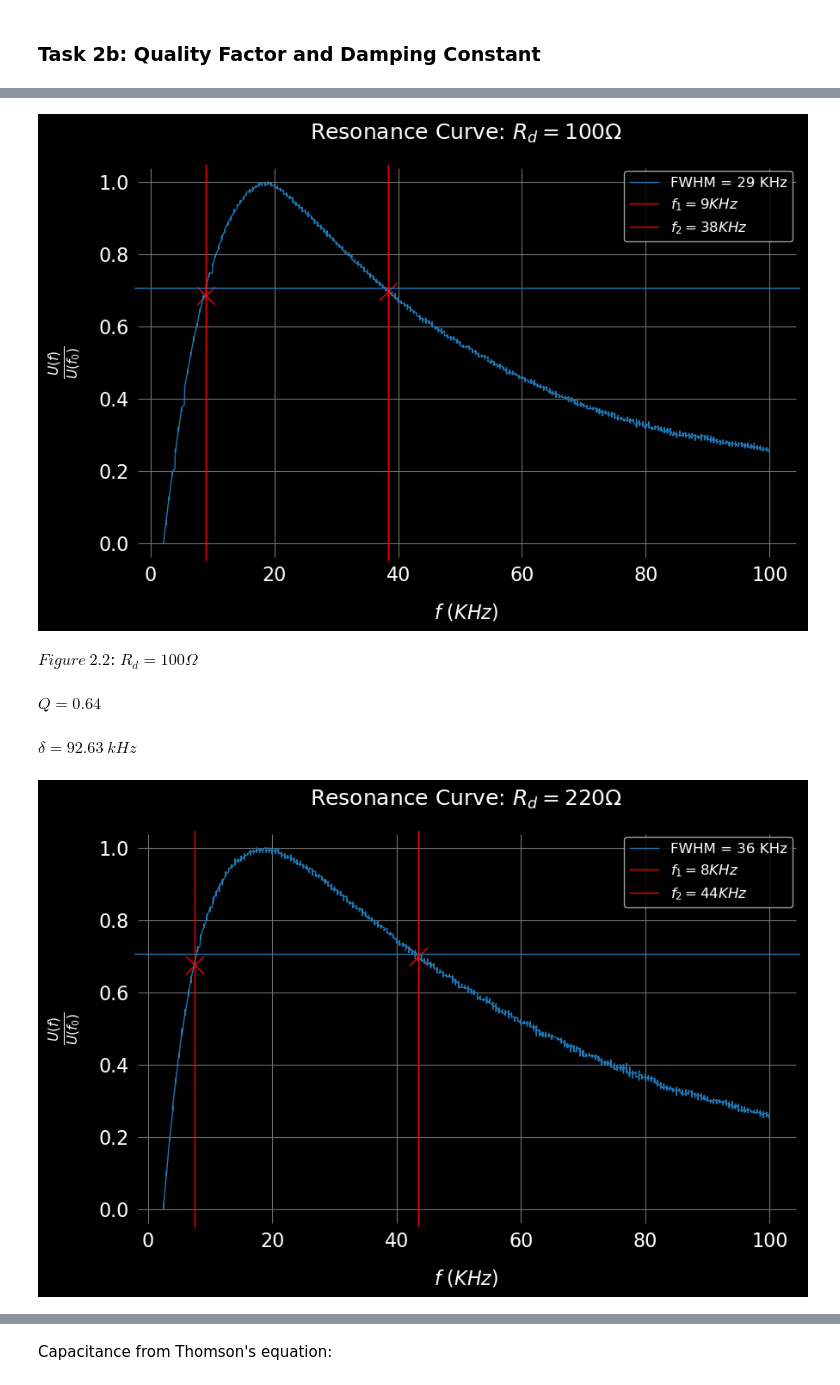
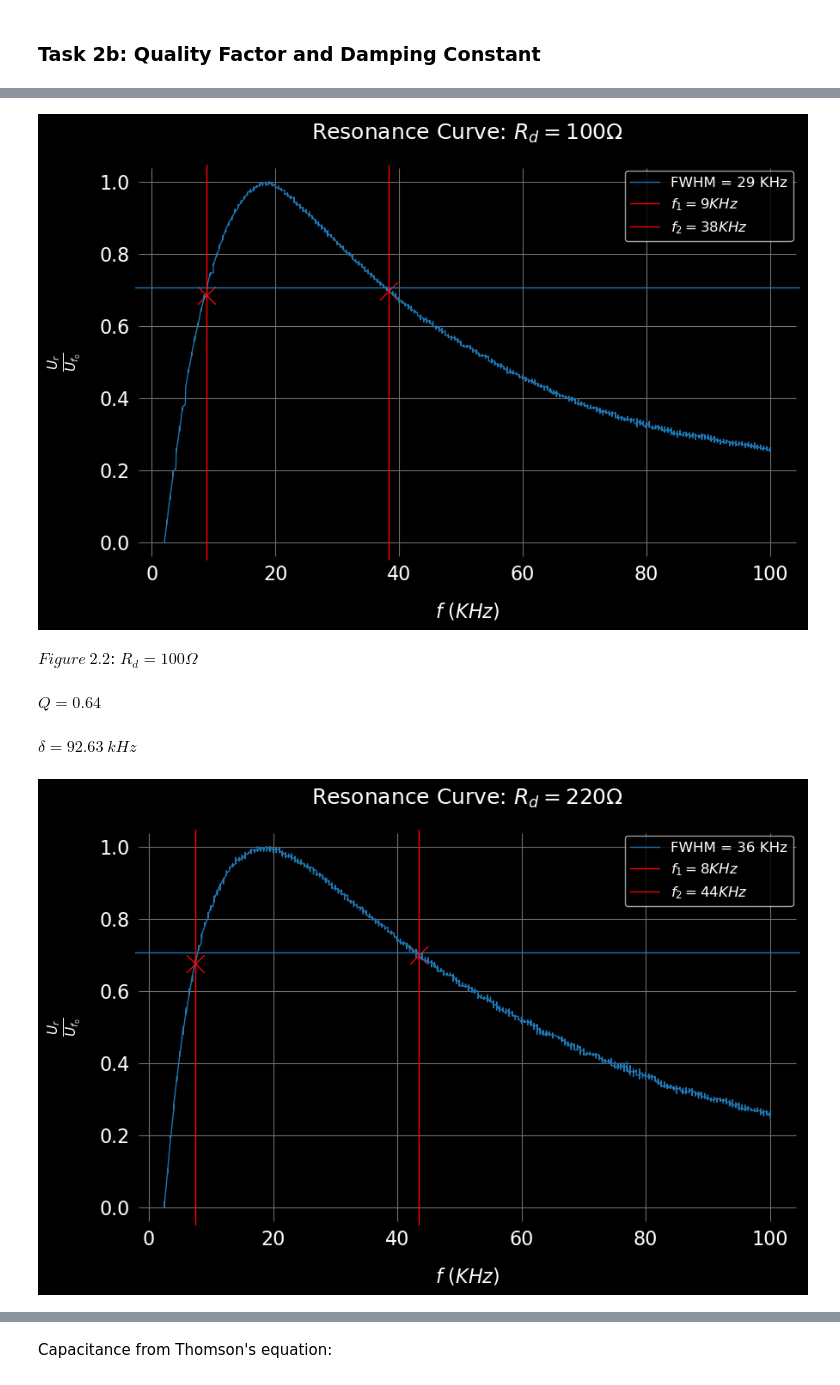
Before and after one commit to edhar98/Lab2, a Jupyter notebook: E12/E12He.ipynb, the cells around one changed output, grey strips where cells are left out. Saved outputs shown, nothing was run; the diff lists cells and outputs as text; code cells hidden in the pictures.

```diff
--- a/E12/E12He.ipynb
+++ b/E12/E12He.ipynb
@@ -207,39 +235,39 @@ for i,df in enumerate(df_l):
     r_left = f[left_ind]
     r_right = f[right_ind]
     FWHM = abs(r_left - r_right)
 
     #Q_value
     A_max_ind = np.argmax(A)
     f_0 = f[A_max_ind]
     f_0_l.append(f_0)
     Q = f_0/FWHM
     Q_l.append(Q)
     #Damping Ratio
     Delta = np.pi*f_0/Q
     delta_l.append(Delta)
 
     #Plot Horizontal and Vertical Lines
     plt.plot(f, A)
     plt.axhline(A.max()/np.sqrt(2), label=f'FWHM = %2.f KHz' % FWHM)
     plt.axvline(f[left_ind],color='red',label=f'$f_1 = %2.f KHz$' % f[left_ind])
     plt.axvline(f[right_ind],color='red',label=f'$f_2 = %2.f KHz$' % f[right_ind])
     plt.scatter([r_left,r_right],[A[left_ind],A[right_ind]],marker='x',color='red')
     #Plot Labels
     plt.xlabel(r'$f$ ($KHz$)')
-    plt.ylabel(r'$\frac{U(f)}{U(f_0)}$')
+    plt.ylabel(r'$\frac{U_r}{U_{f_0}}$')
     plt.title(r'Resonance Curve: $R_d = %s \Omega$' % R_d_l[i])
     plt.legend(loc='upper right')
     plt.grid(True)
     plt.show()
     dy(Lx(r'$Figure ~2.%d$: $R_d = %s \Omega$' %(i+2, R_d_l[i])))
     dy(Lx(r'$Q= %.2f$' % Q))
     dy(Lx(r'$\delta = %.2f ~kHz$' % Delta))
 # %% [output]
-[figure, old version]
+[figure, new version]
 $Figure ~2.2$: $R_d = 100 \Omega$
 $Q= 0.64$
 $\delta = 92.63 ~kHz$
-[figure, old version]
+[figure, new version]
 $Figure ~2.3$: $R_d = 220 \Omega$
 $Q= 0.49$
 $\delta = 113.11 ~kHz$
```
Also changed, not shown: parts of 16 cells of this notebook.
